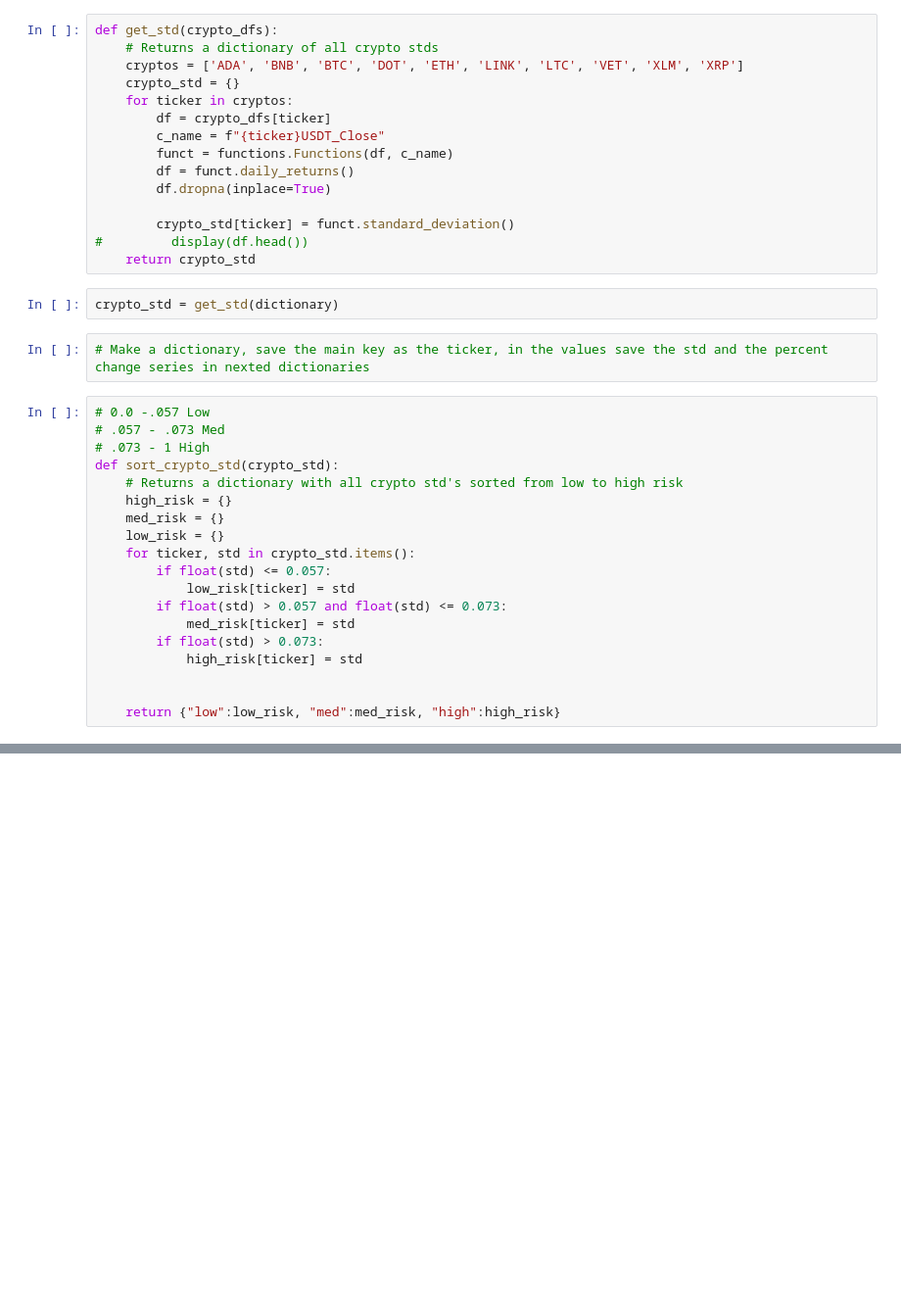
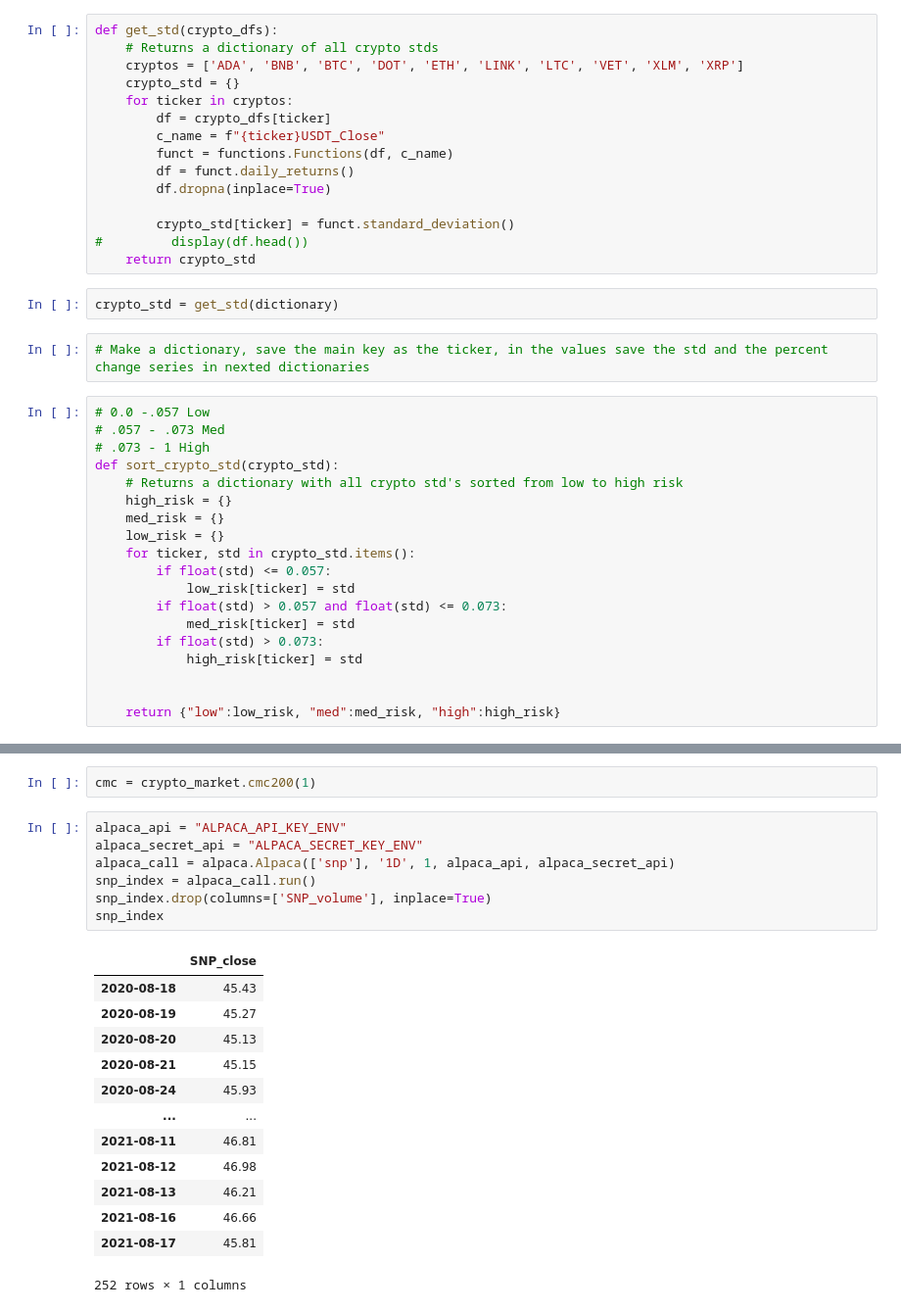
Before and after one commit to jpmaddox97/Dynamic_Portfolio_Management, a Jupyter notebook: main.ipynb, the cells around one changed output, grey strips where cells are left out. Shown at 98% size. Drawn from its saved outputs; the diff is of its cells as text; blank space fills up the shorter version.

```diff
--- a/main.ipynb
+++ b/main.ipynb
@@ -95,0 +88,23 @@ High Risk Cryptos - DOT:0.08365198580869644
+# %%
+cmc = crypto_market.cmc200(1)
+# %%
+alpaca_api = "ALPACA_API_KEY_ENV"
+alpaca_secret_api = "ALPACA_SECRET_KEY_ENV"
+alpaca_call = alpaca.Alpaca(['snp'], '1D', 1, alpaca_api, alpaca_secret_api)
+snp_index = alpaca_call.run()
+snp_index.drop(columns=['SNP_volume'], inplace=True)
+snp_index
+# %% [output]
+|  | SNP_close |
+| 2020-08-18 | 45.43 |
+| 2020-08-19 | 45.27 |
+| 2020-08-20 | 45.13 |
+| 2020-08-21 | 45.15 |
+| 2020-08-24 | 45.93 |
+| ... | ... |
+| 2021-08-11 | 46.81 |
+| 2021-08-12 | 46.98 |
+| 2021-08-13 | 46.21 |
+| 2021-08-16 | 46.66 |
+| 2021-08-17 | 45.81 |
+252 rows × 1 columns
```
Also changed, not shown: parts of 9 cells of this notebook, 3 other files.
